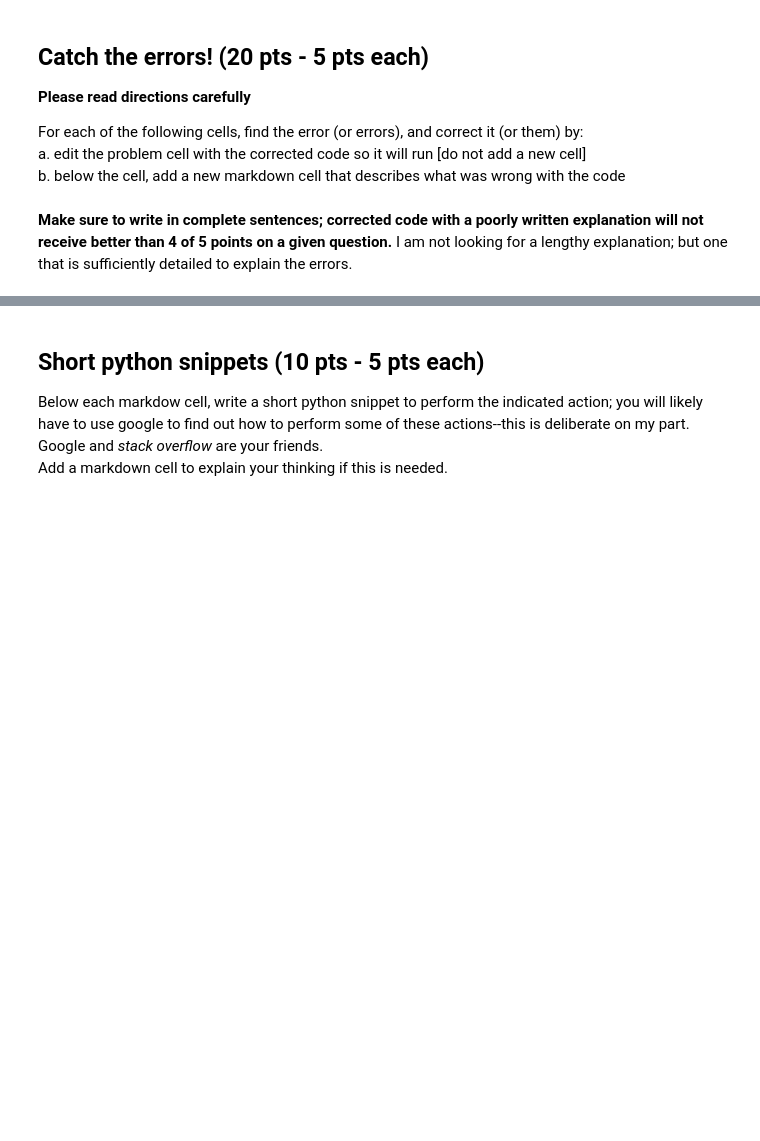
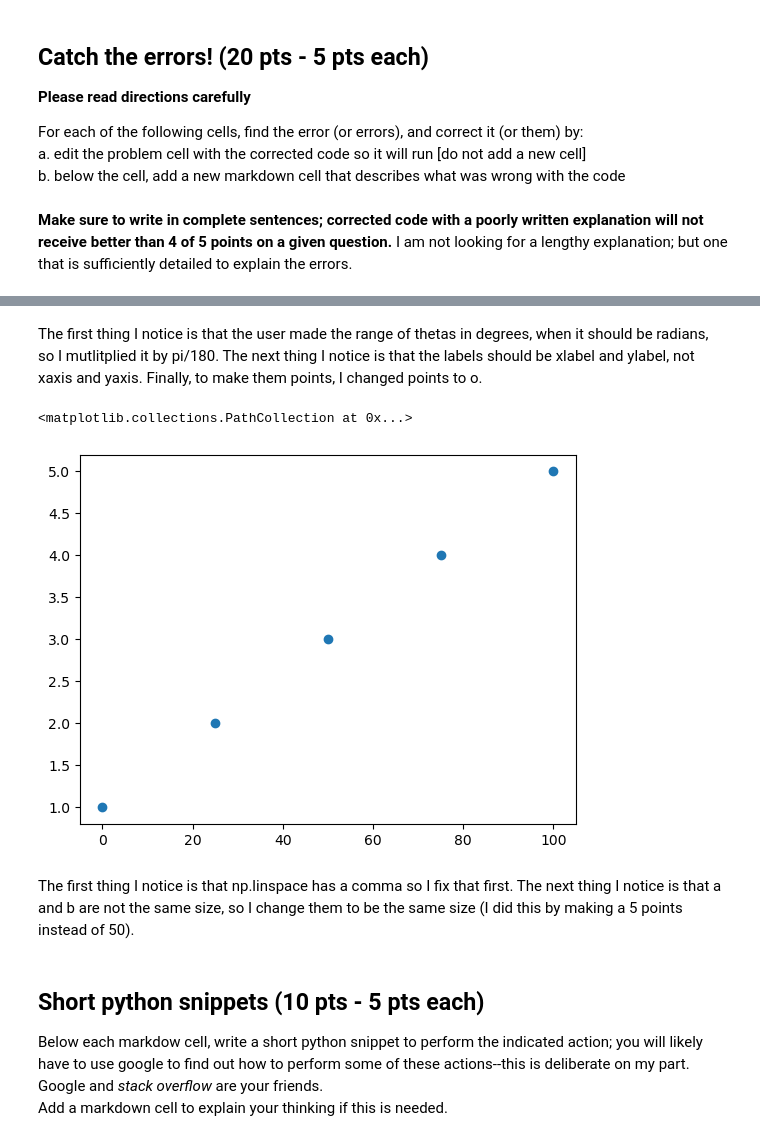
Before and after one commit to LDeGroot-Wooster/CompPhys26, a Jupyter notebook: Labs/LabAssignment4_S26.ipynb, the cells around one changed output, grey strips where cells are left out. Saved outputs shown, nothing was run; the diff lists cells and outputs as text; code cells hidden in the pictures; blank space fills up the shorter version.

```diff
--- a/Labs/LabAssignment4_S26.ipynb
+++ b/Labs/LabAssignment4_S26.ipynb
@@ -38,8 +58,15 @@ plt.yaxis('sin(theta)')
+# %% [markdown]
+The first thing I notice is that the user made the range of thetas in degrees, when it should be radians, so I mutlitplied it by pi/180. The next thing I notice is that the labels should be xlabel and ylabel, not xaxis and yaxis. Finally, to make them points, I changed points to o.
 # %%
 #4 - making a scatter plot of the array a and list b
-a = np,linspace(0,100,50)
+a = np.linspace(0,100,5)
 b = [1,2,3,4,5]
 plt.scatter(a,b)
+# %% [output]
+<matplotlib.collections.PathCollection at 0x...>
+[figure, added]
+# %% [markdown]
+The first thing I notice is that np.linspace has a comma so I fix that first. The next thing I notice is that a and b are not the same size, so I change them to be the same size (I did this by making a 5 points instead of 50).
 # %% [markdown]
 ## Short python snippets (10 pts - 5 pts each)
 Below each markdow cell, write a short python snippet to perform the indicated action; you will likely have to use google to find out how to perform some of these actions--this is deliberate on my part. Google and *stack overflow* are your friends.<br>
```
Also changed, not shown: parts of 18 cells of this notebook, 2 other files.
